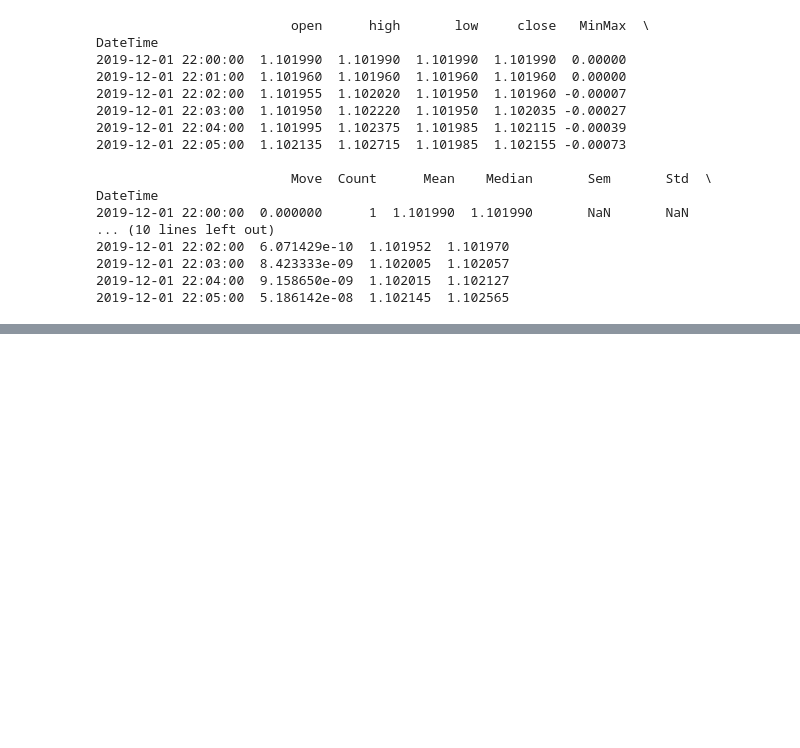
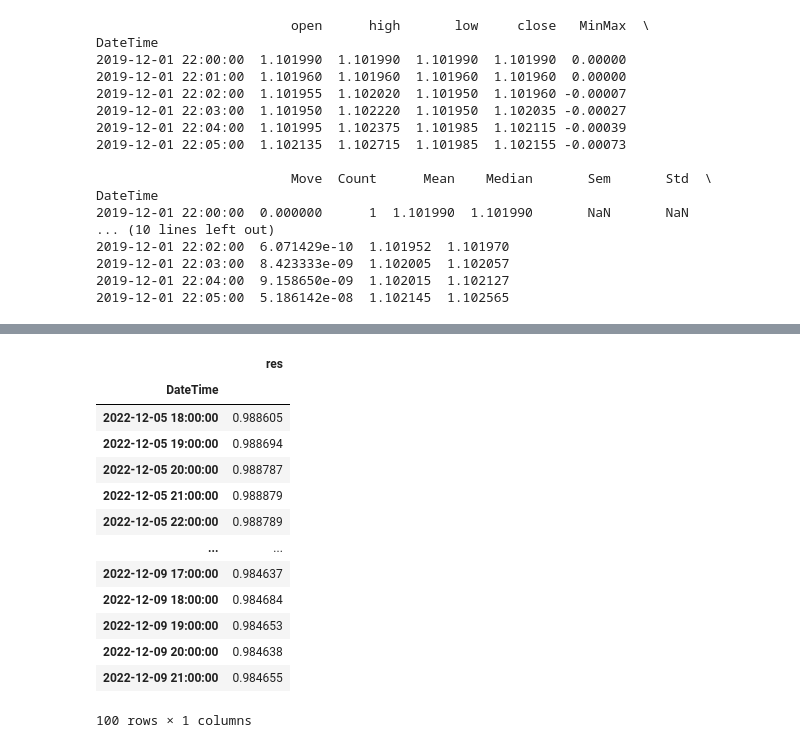
Before and after one commit to marcin-je/jupyter, a Jupyter notebook: feature-engineering.ipynb, the cells around one changed output, grey strips where cells are left out. Saved outputs shown, nothing was run; the diff lists cells and outputs as text; code cells hidden in the pictures; blank space fills up the shorter version.

```diff
--- a/feature-engineering.ipynb
+++ b/feature-engineering.ipynb
@@ -241,0 +627,34 @@ tokens[-2]
+# %%
+
+
+
+subs = candles_dict['1H'][:'2022-12-10'].tail(120)
+
+res = pd.DataFrame()
+snap = subs['close'].to_frame()
+res['res'] = subs['close'].ewm(span=10).mean()
+
+# removing all the NULL values using
+# dropna() method
+res.dropna(inplace=True)
+
+
+res.tail(100)
+
+#snap[['close', 'SMA30']].plot(label='1D EURCHF',
+#                                  figsize=(16, 8))
+# %% [output]
+|  | res |
+| DateTime |  |
+| 2022-12-05 18:00:00 | 0.988605 |
+| 2022-12-05 19:00:00 | 0.988694 |
+| 2022-12-05 20:00:00 | 0.988787 |
+| 2022-12-05 21:00:00 | 0.988879 |
+| 2022-12-05 22:00:00 | 0.988789 |
+| ... | ... |
+| 2022-12-09 17:00:00 | 0.984637 |
+| 2022-12-09 18:00:00 | 0.984684 |
+| 2022-12-09 19:00:00 | 0.984653 |
+| 2022-12-09 20:00:00 | 0.984638 |
+| 2022-12-09 21:00:00 | 0.984655 |
+100 rows × 1 columns
```
Also changed, not shown: parts of 21 cells of this notebook, 2 other files.
